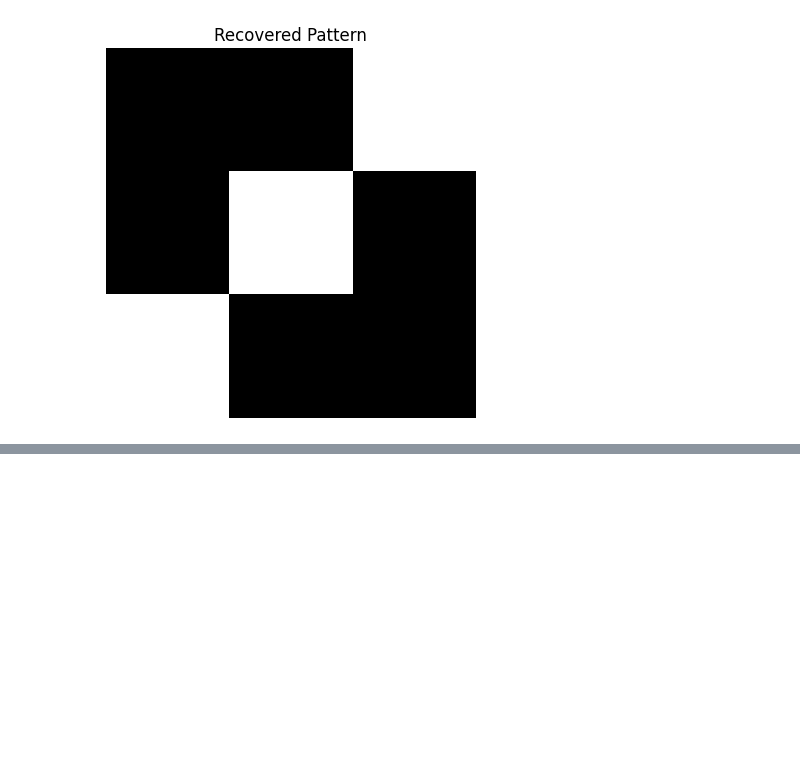
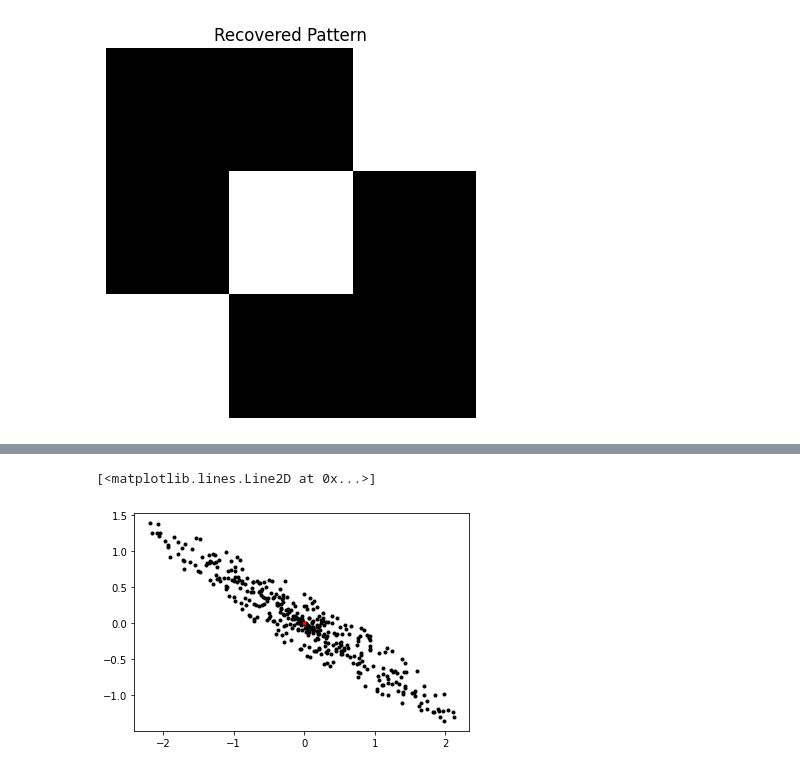
Before and after one commit to GerardoMunoz/ML_2025, a Jupyter notebook: Hopfield_Covariance.ipynb, the cells around one changed output, grey strips where cells are left out. Cells and saved outputs as stored; diff of their text form; code cells hidden in the pictures; blank space fills up the shorter version.

```diff
--- a/Hopfield_Covariance.ipynb
+++ b/Hopfield_Covariance.ipynb
@@ -515,0 +666,7 @@ display_pattern(recovered_pattern, "Recovered Pattern")
+# %%
+puntos_centrados = rnd_vec - centro.reshape(2,1)
+plt.plot(puntos_centrados[0,:], puntos_centrados[1,:], '.', color='black')
+plt.plot(0, 0, '.', color='red')
+# %% [output]
+[<matplotlib.lines.Line2D at 0x...>]
+[figure, added]
```
Also changed, not shown: parts of 57 cells of this notebook.
